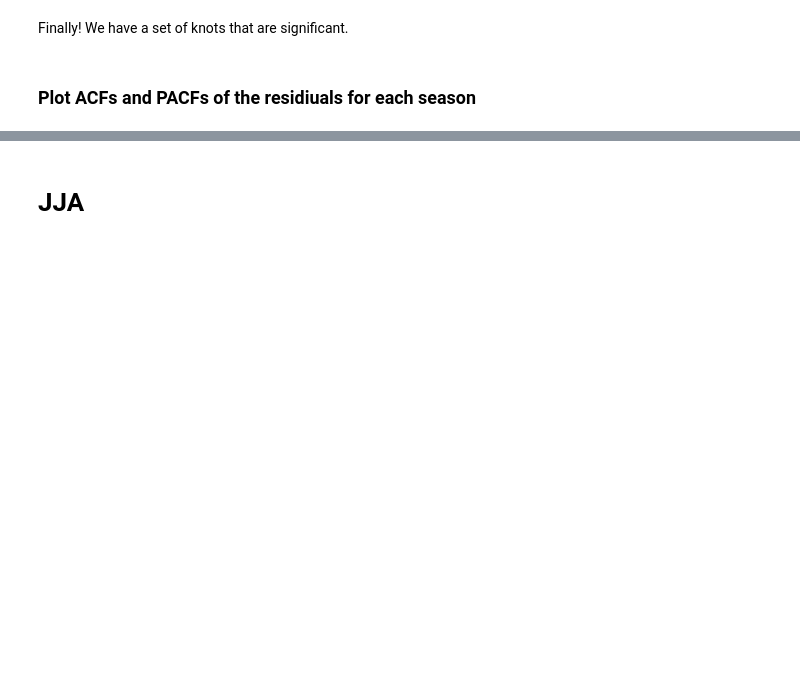
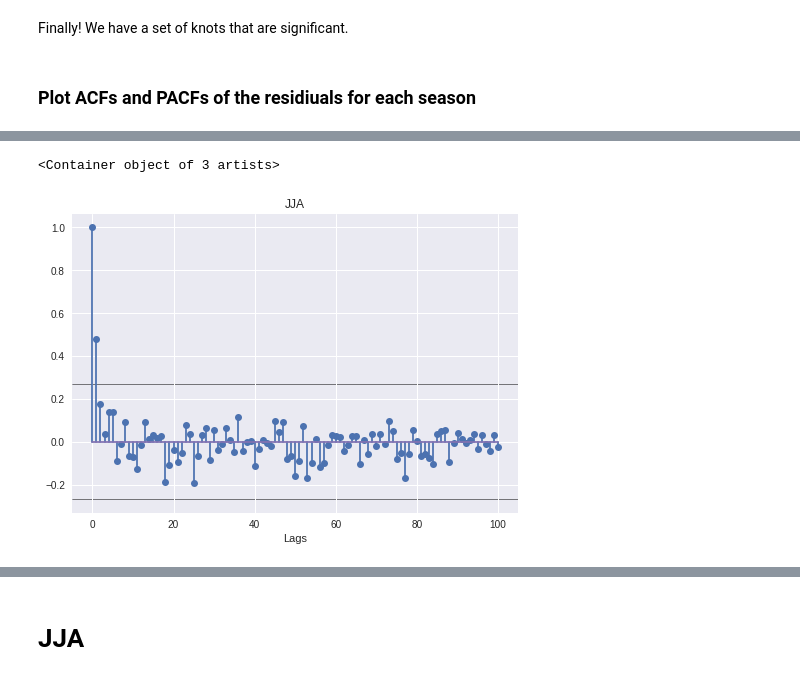
Before and after one commit to hfloresr/ArcticSea, a Jupyter notebook: seaice_splines.ipynb, the cells around one changed output, grey strips where cells are left out. Drawn from its saved outputs; the diff is of its cells as text; code cells hidden in the pictures; blank space fills up the shorter version.

```diff
--- a/seaice_splines.ipynb
+++ b/seaice_splines.ipynb
@@ -282,0 +324,5 @@ residuals = R3
+# %%
+def bonferroni_confint(x, alpha=0.05):
+    nobs = len(x)
+    confint = sp.stats.norm.ppf(1 - alpha/nobs) / np.sqrt(nobs)
+    return confint, -confint
@@ -283,3 +338,11 @@ residuals = R3
+# %%
+pacf_jja, _ = tsa.pacf(residuals['JJA'], nlags=100, alpha=0.05, method='ywm')
+# %%
+f, ax12 = plt.subplots(1,1)
+plot_corr(pacf_jja, confint, 100, ax12, title='JJA')
+# %% [output]
+<Container object of 3 artists>
+[figure, added]
 # %%
 # Plot ACFs and PACFs
 f, axs = plt.subplots(4, 2, figsize=(18,16))
```
Also changed, not shown: parts of 47 cells of this notebook.
